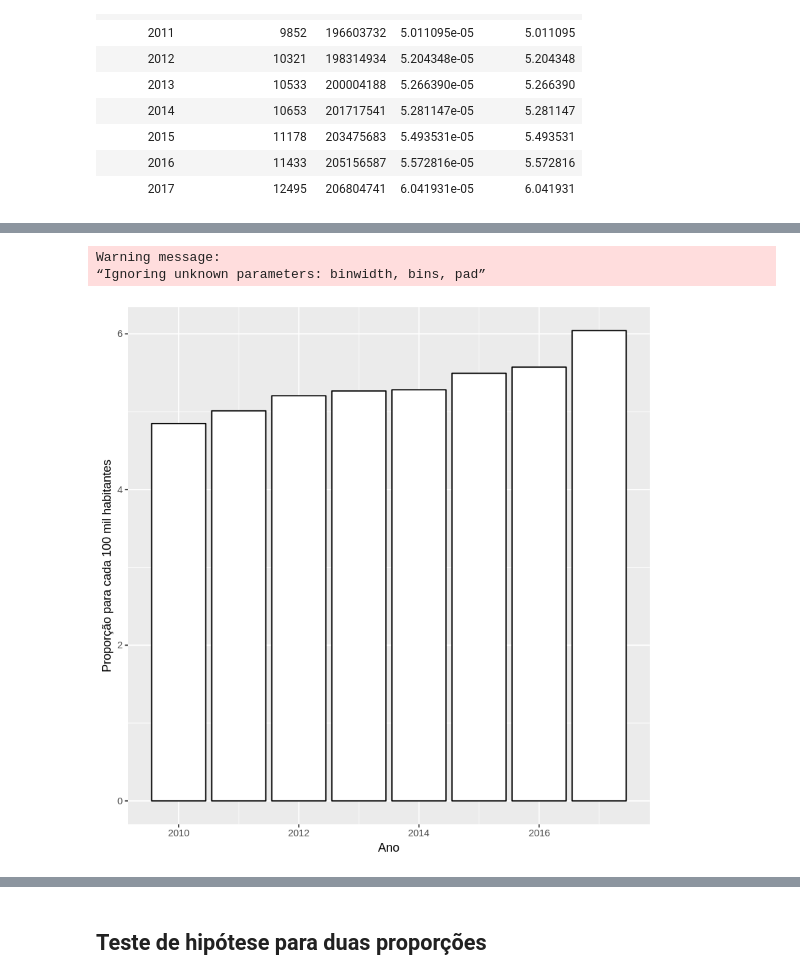
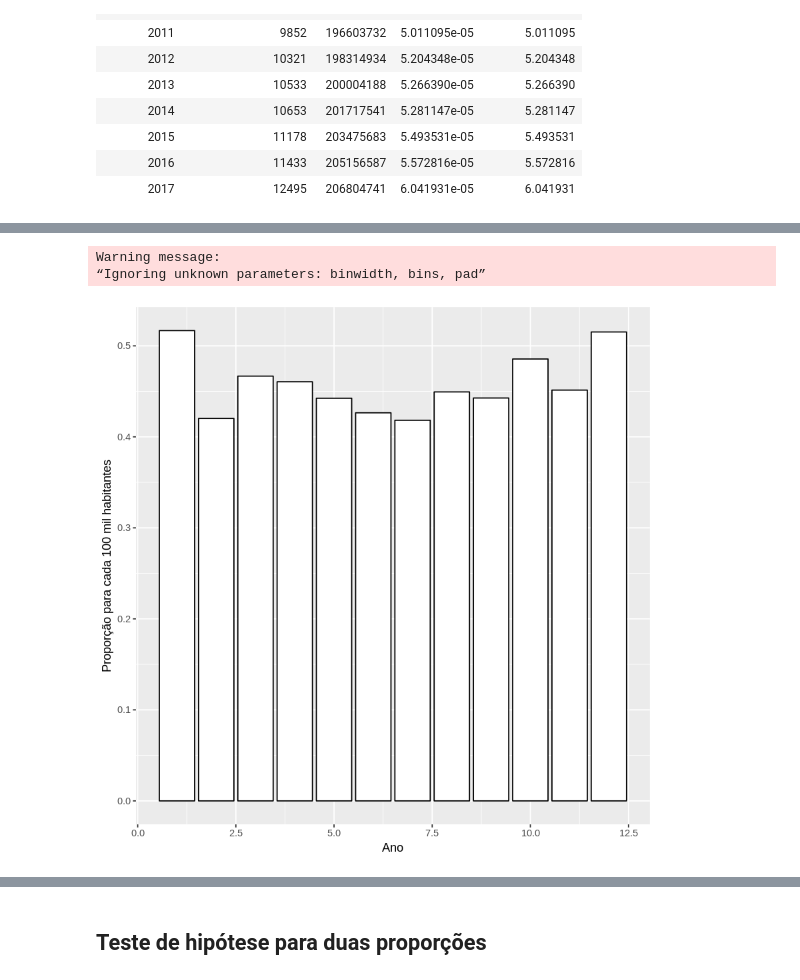
Before and after one commit to geocarvalho/IN1100, a Jupyter notebook: IN1119/stat_project.ipynb, the cells around one changed output, grey strips where cells are left out. Cells and saved outputs as stored; diff of their text form; code cells hidden in the pictures.

```diff
--- a/IN1119/stat_project.ipynb
+++ b/IN1119/stat_project.ipynb
@@ -46,3 +45,12 @@ A data.frame: 8 × 5
 | 2015 | 11178 | 203475683 | 5.493531e-05 | 5.493531 |
 | 2016 | 11433 | 205156587 | 5.572816e-05 | 5.572816 |
 | 2017 | 12495 | 206804741 | 6.041931e-05 | 6.041931 |
+# %%
+df_mes <- read.csv('suicidios_mes_2015-2017.csv')
+t_df_mes <- setNames(data.frame(t(df_mes[,-1])), df_mes[,1])
+t_df_mes <- tibble::rowid_to_column(t_df_mes, 'month')
+t_df_mes$'2017_prop_100k' <- (t_df_mes$'2017_obt' * 100000) / t_df_mes$'2017_pop'
+t_df_mes$'2016_prop_100k' <- (t_df_mes$'2016_obt' * 100000) / t_df_mes$'2016_pop'
+t_df_mes$'2015_prop_100k' <- (t_df_mes$'2015_obt' * 100000) / t_df_mes$'2015_pop'
+
+t_df_mes
@@ -70,9 +152,9 @@ alternative hypothesis: two-sided
 # %%
-# Plot graph to 2015 col
-ggplot(df, aes(df$ano_do_obito, df$proporcao_100k)) +
+# Plot graph to proportion 2015 col
+ggplot(t_df_mes, aes(t_df_mes$'month', t_df_mes$'2015_prop_100k')) +
 geom_histogram(stat='identity', fill='white', colour='black') +
 labs(x='Ano', y='Proporção para cada 100 mil habitantes')
 # %% [output]
 Warning message:
 “Ignoring unknown parameters: binwidth, bins, pad”
-[figure, old version]
+[figure, new version]
```
Also changed, not shown: parts of 25 cells of this notebook.
